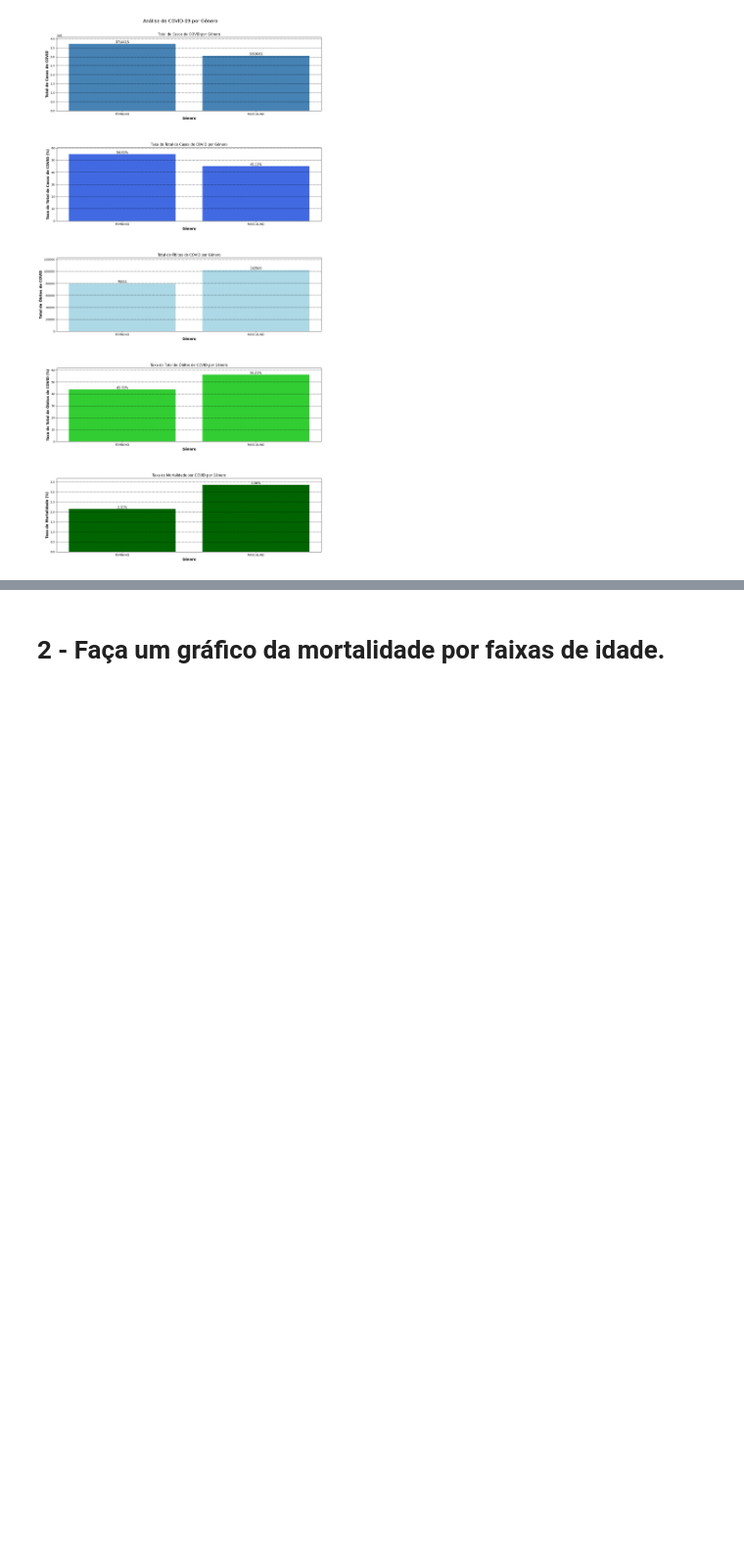
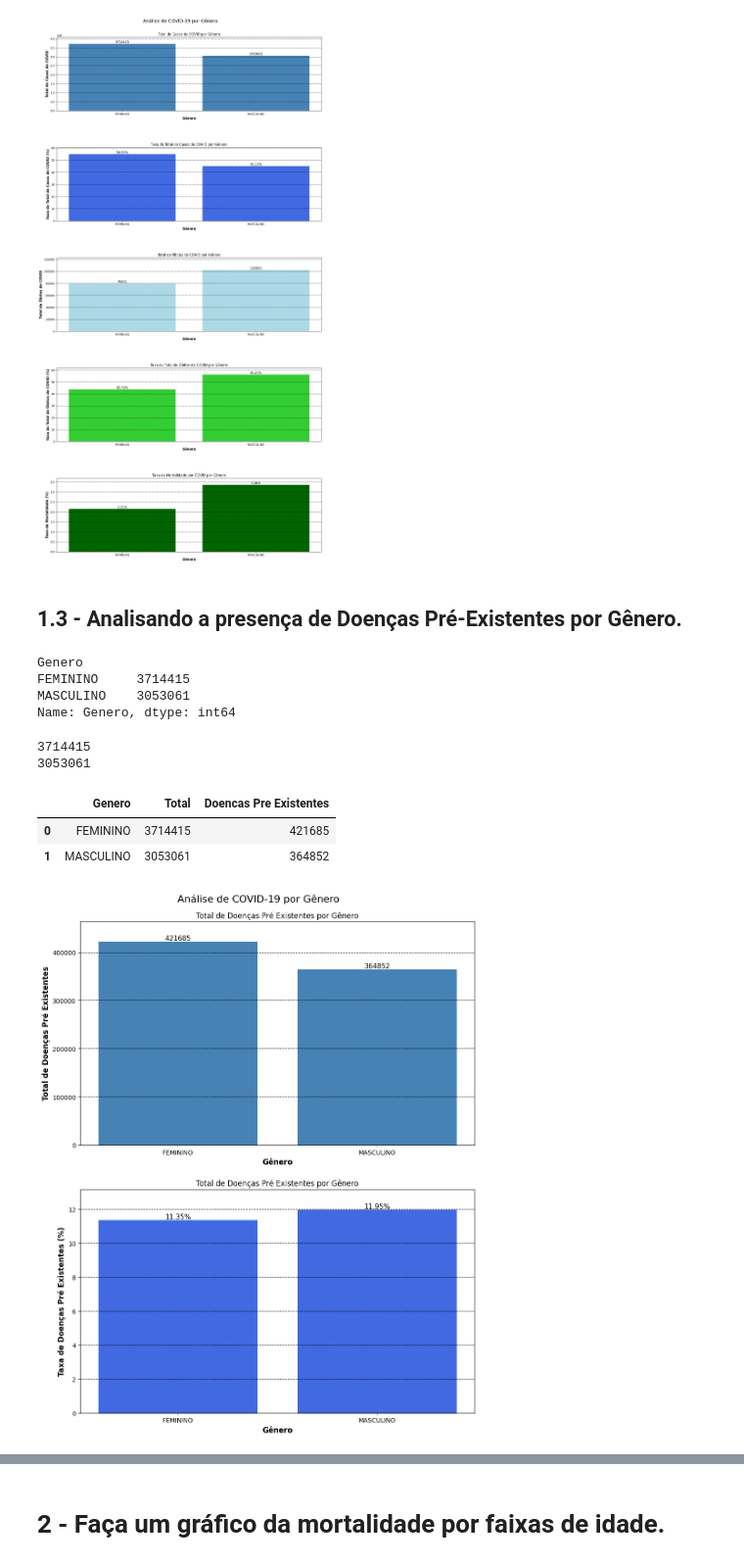
Before and after one commit to Daniel-Sottovia/Absolute, a Jupyter notebook: Controle de Versao/analisa_1.ipynb, the cells around one changed output, grey strips where cells are left out. Shown at 98% size. Saved outputs shown, nothing was run; the diff lists cells and outputs as text; code cells hidden in the pictures; blank space fills up the shorter version.

Commit message:
Update analisa_1.ipynb
Realizado o estudo de doenças pré-existentes.

```diff
--- a/Controle de Versao/analisa_1.ipynb
+++ b/Controle de Versao/analisa_1.ipynb
@@ -408,3 +408,19 @@ Plotagem dos gráficos para visualizarmos as informações obtidas, facilitando
 grafico_taxa_mortalidade(df_dados=planilha_grafico_ex_1)
 # %% [output]
 [figure]
+# %% [markdown]
+## 1.3 - Analisando a presença de Doenças Pré-Existentes por Gênero.
+# %%
+dados = novo_exercicio_1.groupby(['Genero'])['Genero'].count()
+print(dados)
+# %% [output]
+Genero
+FEMININO     3714415
+MASCULINO    3053061
+Name: Genero, dtype: int64
+# %%
+print(dados.loc['FEMININO'])
+print(dados.loc['MASCULINO'])
+# %% [output]
+3714415
+3053061
@@ -410,0 +481,8 @@ grafico_taxa_mortalidade(df_dados=planilha_grafico_ex_1)
+# %%
+novo_exercicio_1_1 = contagem_doenca(df_dados=novo_exercicio_1)
+# %%
+display(novo_exercicio_1_1)
+# %% [output]
+|  | Genero | Total | Doencas Pre Existentes |
+| 0 | FEMININO | 3714415 | 421685 |
+| 1 | MASCULINO | 3053061 | 364852 |
@@ -411 +533,5 @@ grafico_taxa_mortalidade(df_dados=planilha_grafico_ex_1)
+# %%
+grafico_pre_existentes(novo_exercicio_1_1)
+# %% [output]
+[figure, added]
 # %% [markdown]
```
Also changed, not shown: parts of 5 cells of this notebook.
